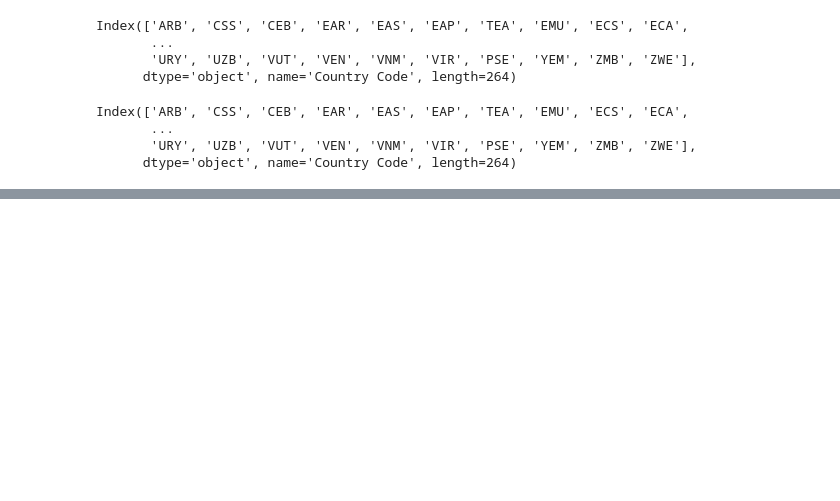
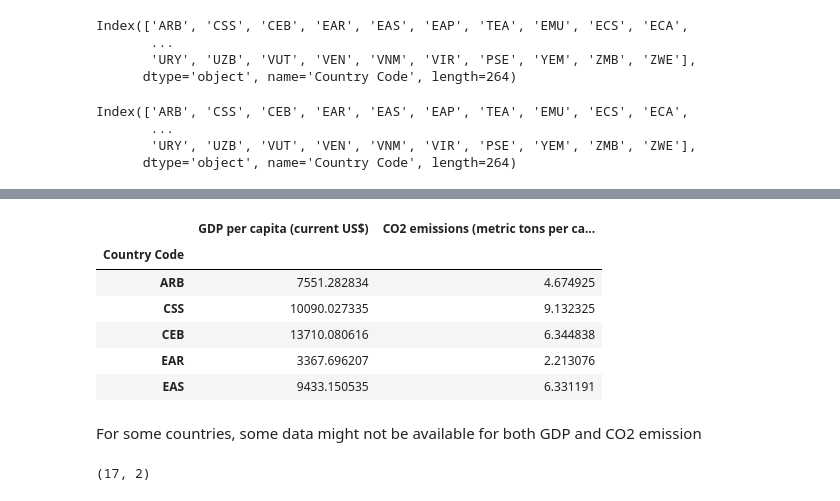
Before and after one commit to Animesh-Chourey/Time-Benders, a Jupyter notebook: 1. World Bank Development Estimates/Untitled0.ipynb, the cells around one changed output, grey strips where cells are left out. Saved outputs shown, nothing was run; the diff lists cells and outputs as text; code cells hidden in the pictures; blank space fills up the shorter version.

Commit message:
Some Data Analysis Done

```diff
--- a/1. World Bank Development Estimates/Untitled0.ipynb
+++ b/1. World Bank Development Estimates/Untitled0.ipynb
@@ -197,0 +237,22 @@ dtype: object
+# %%
+# Rename the column names
+gdp_co2_concat_df_2014.columns = ['GDP per capita (current US$)', 'CO2 emissions (metric tons per capita)']
+gdp_co2_concat_df_2014.head()
+# %% [output]
+|  | GDP per capita (current US$) | CO2 emissions (metric tons per ca... |
+| Country Code |  |  |
+| ARB | 7551.282834 | 4.674925 |
+| CSS | 10090.027335 | 9.132325 |
+| CEB | 13710.080616 | 6.344838 |
+| EAR | 3367.696207 | 2.213076 |
+| EAS | 9433.150535 | 6.331191 |
+# %% [markdown]
+For some countries, some data might not be available for both GDP and CO2 emission
+# %%
+# For each row check is any of the column contains null value
+# Indicating either of the column for corresponding country is empty
+# Only keep the rows that return False
+gdp_co2_concat_df_2014_filtered = gdp_co2_concat_df_2014.loc[gdp_co2_concat_df_2014.isnull().any(axis= 1)]
+gdp_co2_concat_df_2014_filtered.shape
+# %% [output]
+(17, 2)
```
Also changed, not shown: parts of 16 cells of this notebook.
